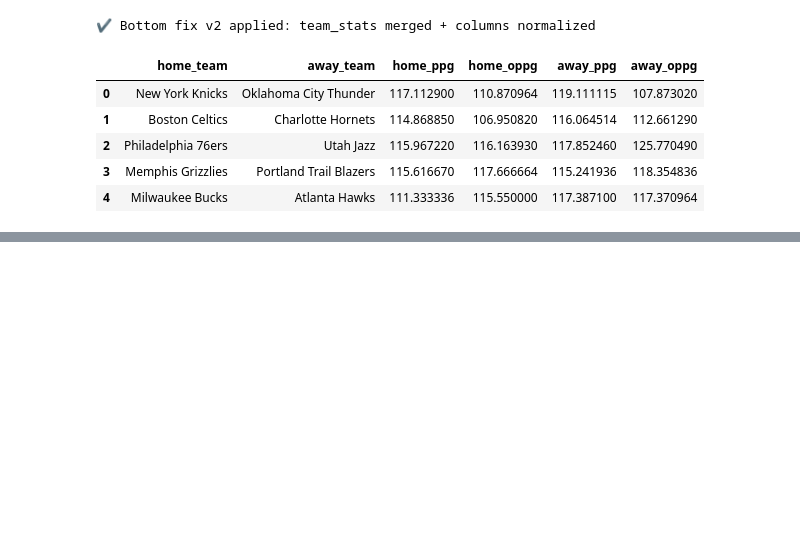
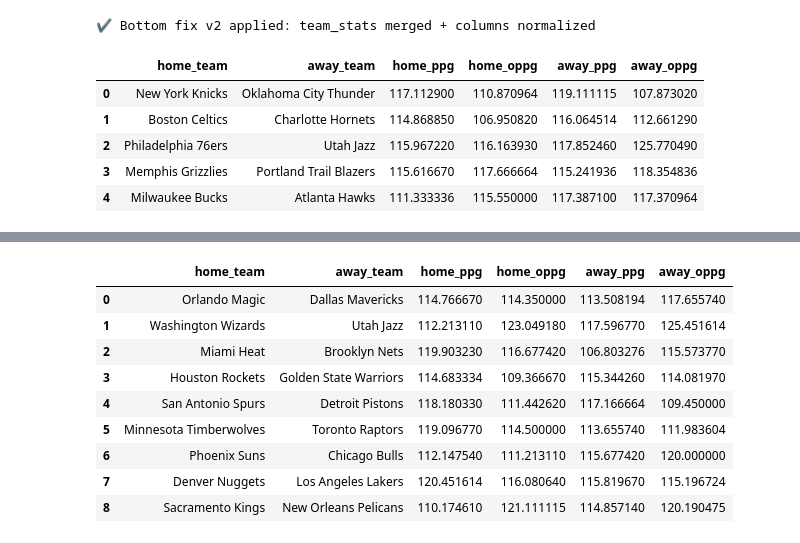
Before and after one commit to dchav12/New-stable-, a Jupyter notebook: NBA_STABLE.ipynb, the cells around one changed output, grey strips where cells are left out. Cells and saved outputs as stored; diff of their text form; code cells hidden in the pictures; blank space fills up the shorter version.

```diff
--- a/NBA_STABLE.ipynb
+++ b/NBA_STABLE.ipynb
@@ -19426,0 +20681,16 @@ Model%: 53.3% | Edge: 1.0% | Fair: -114
+# %%
+import os
+ODDS_API_KEY = os.getenv("ODDS_API_KEY") or "10ceac94f9b9cb76f8c65510ca6df18f"
+LOCAL_TZ = "America/New_York"   # Eastern
+N_SIMS = 50000                  # you can bump this anytime
+# %%
+# ===== USER INPUTS (edit these) =====
+ODDS_API_KEY = "10ceac94f9b9cb76f8c65510ca6df18f"
+TZ_LOCAL = "America/New_York"          # Eastern Time
+SLATE_DATE_LOCAL = "2026-03-04"        # what you WANT to run (cell auto-switches if slate is actually next ET date)
+N_SIMS = 50000                         # per your request (can change anytime)
+
+# Manual unit bump (because exposure felt too small)
+UNIT_BUMP_MULT = 2.0                   # 2.0 = double units
+UNIT_MIN = 0.10                        # floor after bump (optional)
+UNIT_MAX = 1.00                        # cap
@@ -19426,0 +21041,57 @@ Model%: 53.3% | Edge: 1.0% | Fair: -114
+# %%
+import pandas as pd
+import numpy as np
+
+# --- HARD RESET g (because g got overwritten as a string) ---
+if "games_df" not in globals() or not isinstance(games_df, pd.DataFrame):
+    raise RuntimeError(f"games_df missing or not a DataFrame. Type={type(globals().get('games_df'))}")
+
+g = games_df.copy()  # force g back to a DF, regardless of what g was
+print("✔ Reset g from games_df | shape:", g.shape, "| g type:", type(g))
+
+# ---------- helpers (define if not already) ----------
+def _norm_team(s):
+    return (str(s).lower()
+            .replace(" ", "").replace(".", "").replace("-", "")
+            .replace("’","").replace("'","").replace("&","and"))
+
+# ---------- merge team stats (ppg/oppg) using normalized keys ----------
+if "team_stats" not in globals() or not isinstance(team_stats, pd.DataFrame) or len(team_stats) == 0:
+    raise RuntimeError("team_stats missing/empty. Run ESPN pull cell first.")
+
+ts = team_stats.copy()
+if "team" not in ts.columns or "ppg" not in ts.columns or "oppg" not in ts.columns:
+    raise RuntimeError(f"team_stats missing required cols. cols={list(ts.columns)}")
+
+ts["team_norm"] = ts["team"].map(_norm_team)
+
+# Make sure teams exist
+for col in ["home_team","away_team"]:
+    if col not in g.columns:
+        raise RuntimeError(f"games_df missing {col}. cols={list(g.columns)}")
+
+g["home_team_norm"] = g["home_team"].map(_norm_team)
+g["away_team_norm"] = g["away_team"].map(_norm_team)
+
+home_merge = ts[["team_norm","ppg","oppg"]].rename(columns={"ppg":"home_ppg","oppg":"home_oppg"})
+away_merge = ts[["team_norm","ppg","oppg"]].rename(columns={"ppg":"away_ppg","oppg":"away_oppg"})
+
+g = g.merge(home_merge, left_on="home_team_norm", right_on="team_norm", how="left").drop(columns=["team_norm"], errors="ignore")
+g = g.merge(away_merge, left_on="away_team_norm", right_on="team_norm", how="left").drop(columns=["team_norm"], errors="ignore")
+
+# hard fail if missing
+miss_h = g.loc[g["home_ppg"].isna(), ["home_team","home_team_norm"]].drop_duplicates()
+miss_a = g.loc[g["away_ppg"].isna(), ["away_team","away_team_norm"]].drop_duplicates()
+if len(miss_h) or len(miss_a):
+    raise RuntimeError(
+        "Team merge failed.\n"
+        f"Bad home:\n{miss_h.to_string(index=False)}\n\n"
+        f"Bad away:\n{miss_a.to_string(index=False)}"
+    )
+
+# write back
+games_df = g.reset_index(drop=True)
+
+print("✔ team_stats merged onto games_df")
+display(games_df[["home_team","away_team","home_ppg","home_oppg","away_ppg","away_oppg"]].head(9))
+# %% [output]
@@ -19426,0 +21100,10 @@ Model%: 53.3% | Edge: 1.0% | Fair: -114
+|  | home_team | away_team | home_ppg | home_oppg | away_ppg | away_oppg |
+| 0 | Orlando Magic | Dallas Mavericks | 114.766670 | 114.350000 | 113.508194 | 117.655740 |
+| 1 | Washington Wizards | Utah Jazz | 112.213110 | 123.049180 | 117.596770 | 125.451614 |
+| 2 | Miami Heat | Brooklyn Nets | 119.903230 | 116.677420 | 106.803276 | 115.573770 |
+| 3 | Houston Rockets | Golden State Warriors | 114.683334 | 109.366670 | 115.344260 | 114.081970 |
+| 4 | San Antonio Spurs | Detroit Pistons | 118.180330 | 111.442620 | 117.166664 | 109.450000 |
+| 5 | Minnesota Timberwolves | Toronto Raptors | 119.096770 | 114.500000 | 113.655740 | 111.983604 |
+| 6 | Phoenix Suns | Chicago Bulls | 112.147540 | 111.213110 | 115.677420 | 120.000000 |
+| 7 | Denver Nuggets | Los Angeles Lakers | 120.451614 | 116.080640 | 115.819670 | 115.196724 |
+| 8 | Sacramento Kings | New Orleans Pelicans | 110.174610 | 121.111115 | 114.857140 | 120.190475 |
```
Also changed, not shown: parts of 16 cells of this notebook.
